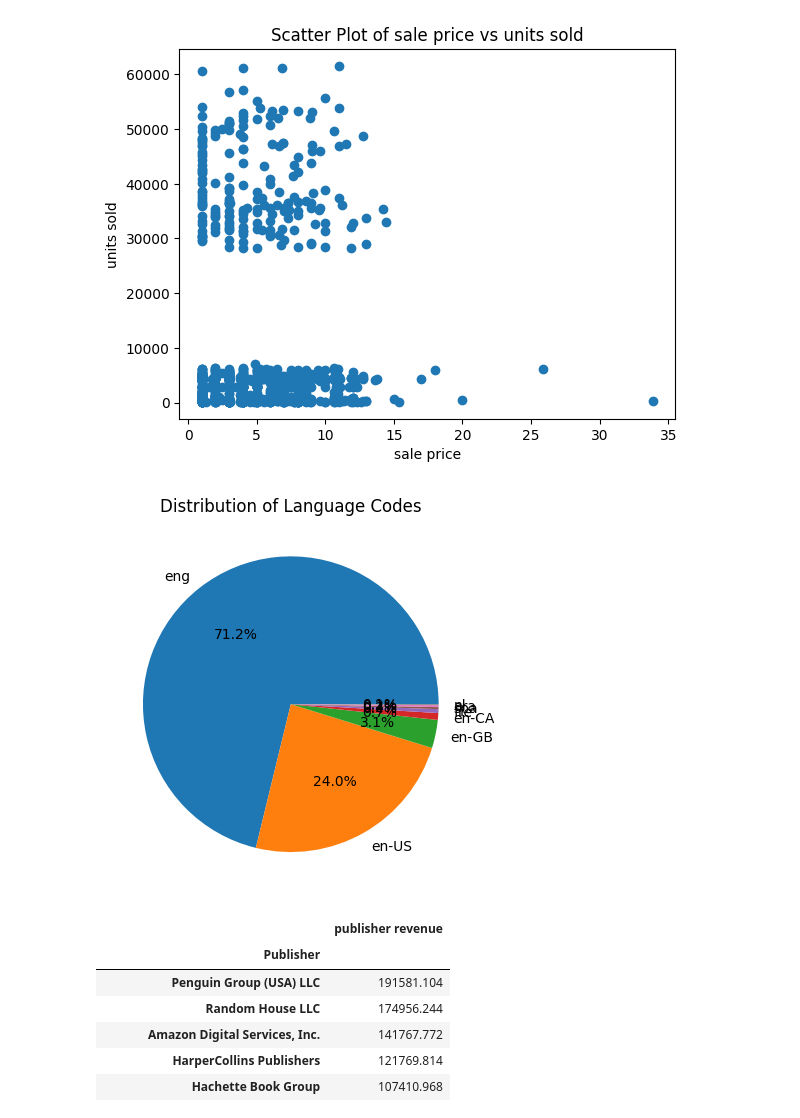
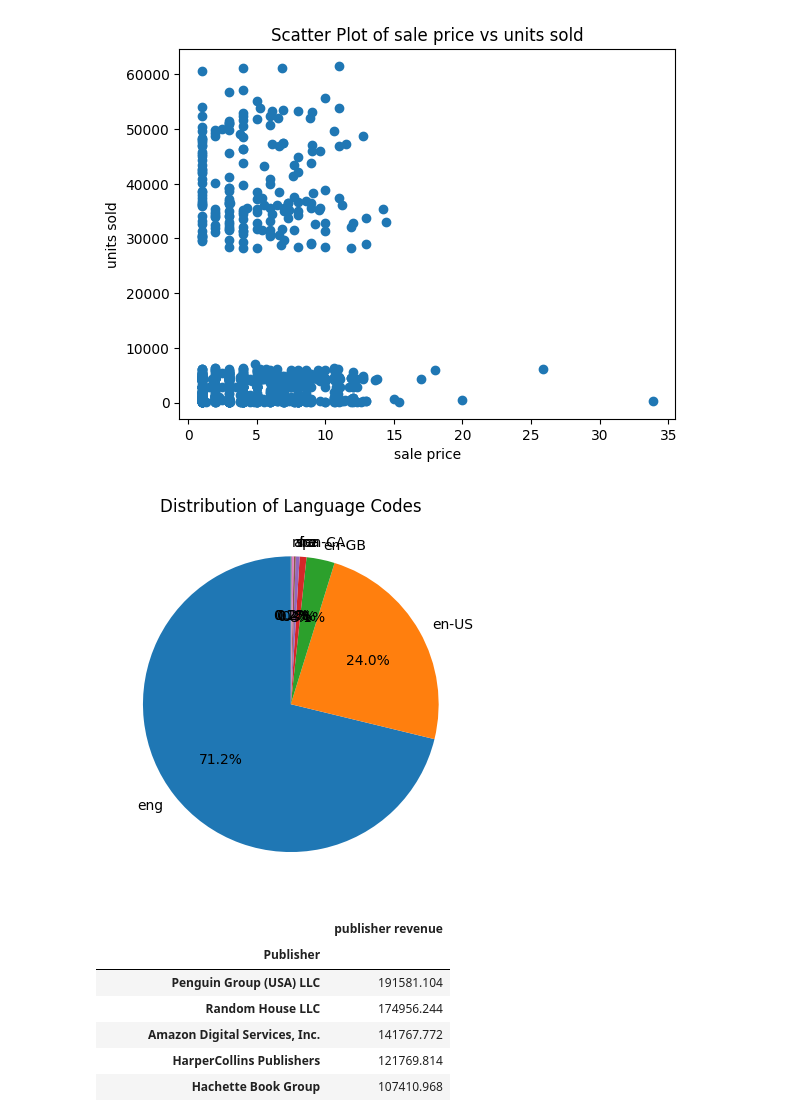
Before and after one commit to ZaidiSahab/Road-to-Data-Science, a Jupyter notebook: Book_Application_YTube.ipynb, the cells around one changed output. Drawn from its saved outputs; the diff is of its cells as text; code cells hidden in the pictures.

```diff
--- a/Book_Application_YTube.ipynb
+++ b/Book_Application_YTube.ipynb
@@ -133,11 +133,11 @@ plt.show()
 # %%
 language_counts = df['language_code'].value_counts()
 # %%
-plt.pie(language_counts, labels=language_counts.index, autopct='%1.1f%%')
+plt.pie(language_counts, labels=language_counts.index ,startangle=90, autopct='%1.1f%%')
 plt.title('Distribution of Language Codes')
 plt.show()
 # %% [output]
-[figure, old version]
+[figure, new version]
 # %%
 df.groupby('Publisher ')['publisher revenue'].sum().sort_values(ascending=False)
 # %% [output]
```
Also changed, not shown: parts of 6 cells of this notebook.
